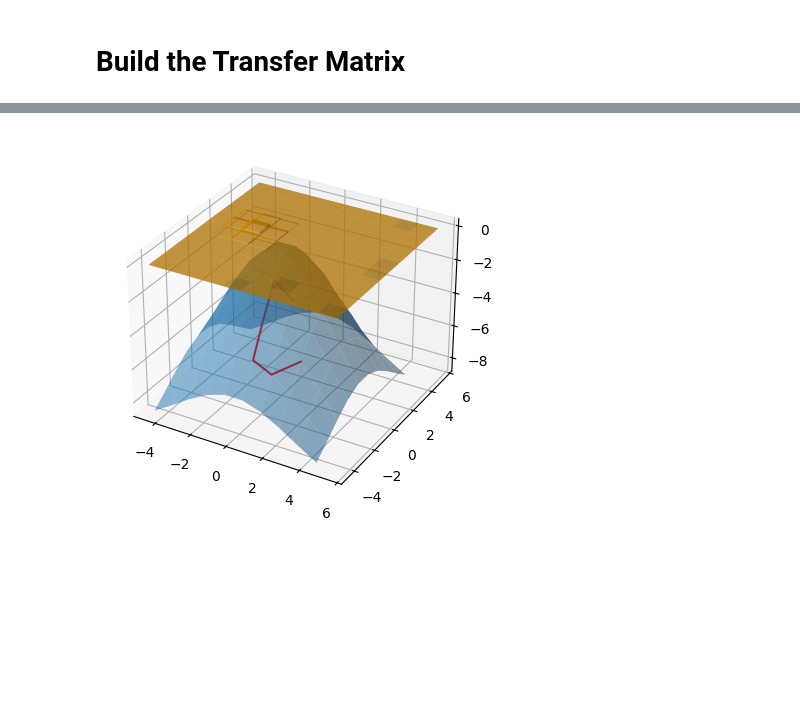
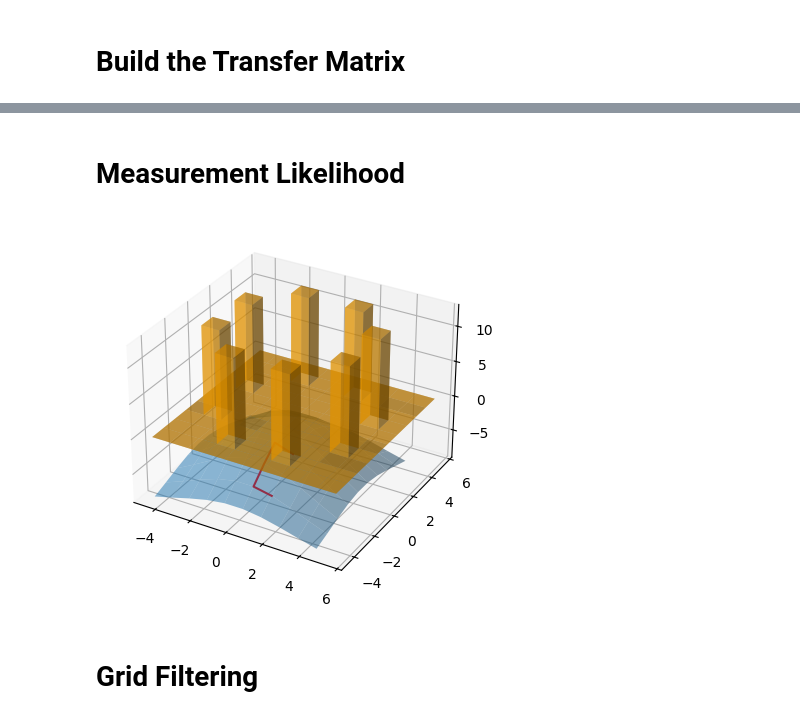
Before and after one commit to networkearth/geolocator, a Jupyter notebook: examples/flatland/Example.ipynb, the cells around one changed output, grey strips where cells are left out. Cells and saved outputs as stored; diff of their text form; code cells hidden in the pictures; blank space fills up the shorter version.

```diff
--- a/examples/flatland/Example.ipynb
+++ b/examples/flatland/Example.ipynb
@@ -59,7 +59,7 @@ def swim(x, y, speed, steps, world):
     x, y = [x], [y]
     sd = speed / 2
     distance_distribution = multivariate_normal(mean=[0], cov=[[sd]])
-    for _ in range(steps):
+    for _ in range(steps-1):
         distance = distance_distribution.rvs()
         angle = np.random.uniform(0, 2*np.pi)
         x.append(np.clip(x[-1] + distance * np.cos(angle), min_x, max_x))
@@ -72,7 +72,8 @@ def swim(x, y, speed, steps, world):
 
 np.random.seed(130)
 speed = 1.5
-x, y = swim(1.5, -1.5, 1.5, 10, world)
+steps = 10
+x, y = swim(1.5, -1.5, 1.5, steps, world)
 z = np.array([world_z[np.where((world_x == x[i]) & (world_y == y[i]))][0] for i in range(len(x))])
 
 
@@ -105,13 +122,38 @@ cache.save(cache_dir)
+# %% [markdown]
+# Measurement Likelihood
+# %%
+class NormalMeasurementDistribution:
+    def __init__(self, sigma):
+        self.sigma = sigma
+
+    def likelihood(self, z, world):
+        return np.array([
+            multivariate_normal.pdf(
+                z, mean=depth, cov=self.sigma
+            ) for depth in world.world[2]
+        ])
+
+def get_measurement_likelihood(measurement_dist, world, z, min_probability=10**-10):
+    likelihood = measurement_dist.likelihood(z, world)
+    likelihood[likelihood < min_probability] = 0
+    return likelihood
+
+measurement_distribution = NormalMeasurementDistribution(sigma=0.001)
+measurement_likelihood = get_measurement_likelihood(
+    measurement_distribution, world, z[9]
+)
 # %%
 fig = plt.figure()
 ax = fig.add_subplot(111, projection='3d')
 ax.plot_surface(*world.grid, alpha=0.5)
 ax.plot(x, y, z, 'r');
 ax.bar3d(
     world.world[0], world.world[1],
     np.zeros_like(world.world[0]), 1, 1,
-    transfer_matrix[:, 25], alpha=0.5,
+    measurement_likelihood, alpha=0.5,
     color='orange'
 );
 # %% [output]
-[figure, old version]
+[figure, new version]
+# %% [markdown]
+# Grid Filtering
```
Also changed, not shown: parts of 9 cells of this notebook, 2 other files.
